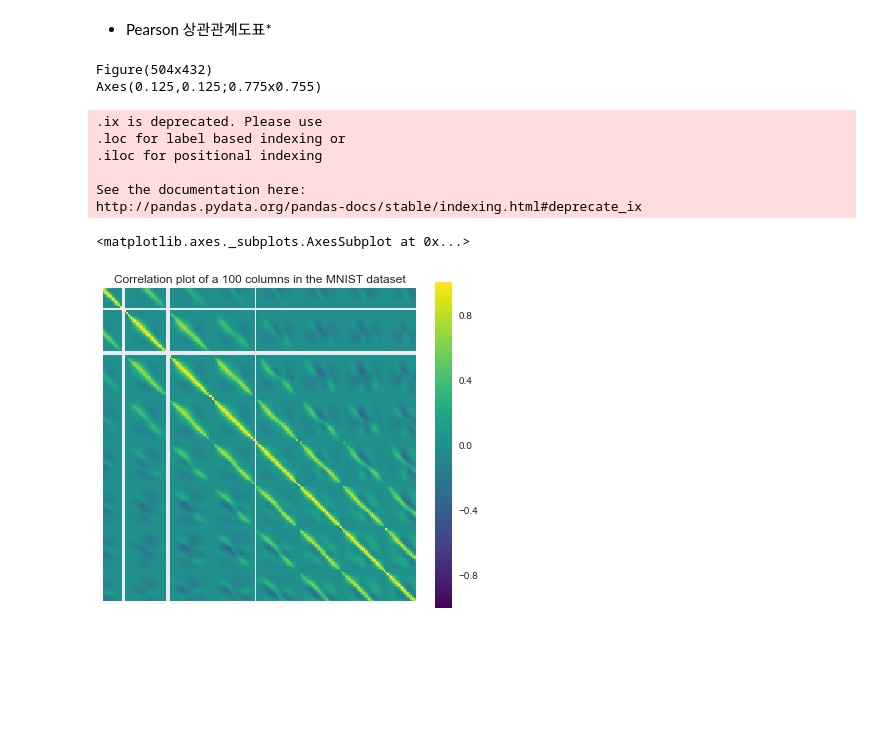
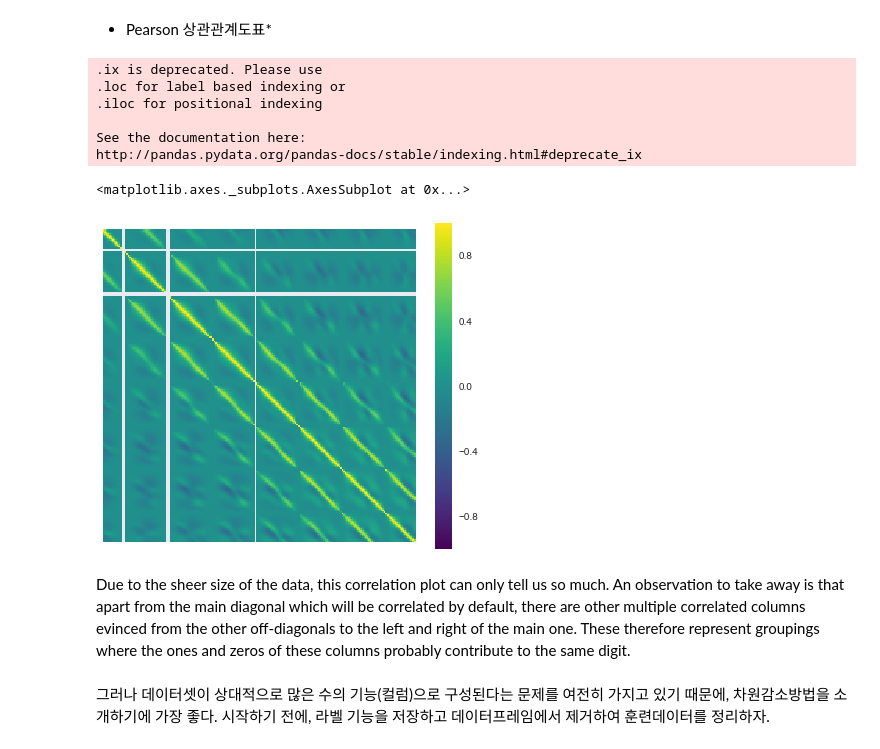
Before and after one commit to aimmvp/kaggleMaster, a Jupyter notebook: Digit Recognizer Kernel.ipynb, the cells around one changed output. Drawn from its saved outputs; the diff is of its cells as text; code cells hidden in the pictures; blank space fills up the shorter version.

```diff
--- a/Digit Recognizer Kernel.ipynb
+++ b/Digit Recognizer Kernel.ipynb
@@ -57,19 +57,24 @@ MNIST 집합은 42000 행과 785 열로 구성된다. 28*28 픽섹의 숫자 이
 # %%
 # Set up the matplotlib figure
 f, ax = plt.subplots(figsize=(7, 6))
-print(f)   # Figure(504x432)
-print(ax)  # Axes(0.125,0.125;0.775x0.755)
-plt.title('Correlation plot of a 100 columns in the MNIST dataset')
+#print(f)   # Figure(504x432)
+#print(ax)  # Axes(0.125,0.125;0.775x0.755)
+#plt.title('Correlation plot of a 100 columns in the MNIST dataset')
 # Draw the heatmap using seaborn
+# train.ix[:, 100:300].astype(float)   # pixel 99 ~ 298의 값을 실수로 추출
+# Plot rectangular data as a color-encoded matrix.
+# xticklabels=False, yticklabels= False 컬럼이름 표시 안하기
 sns.heatmap(train.ix[:,100:300].astype(float).corr(),linewidths=0, square=True, cmap="viridis", xticklabels=False, yticklabels= False, annot=True)
 # %% [output]
-Figure(504x432)
-Axes(0.125,0.125;0.775x0.755)
+.ix is deprecated. Please use
+.loc for label based indexing or
+.iloc for positional indexing
+
+See the documentation here:
+http://pandas.pydata.org/pandas-docs/stable/indexing.html#deprecate_ix
-.ix is deprecated. Please use
-.loc for label based indexing or
-.iloc for positional indexing
-
-See the documentation here:
-http://pandas.pydata.org/pandas-docs/stable/indexing.html#deprecate_ix
+<matplotlib.axes._subplots.AxesSubplot at 0x...>
-<matplotlib.axes._subplots.AxesSubplot at 0x...>
-[figure, old version]
+[figure, new version]
+# %% [markdown]
+Due to the sheer size of the data, this correlation plot can only tell us so much. An observation to take away is that apart from the main diagonal which will be correlated by default, there are other multiple correlated columns evinced from the other off-diagonals to the left and right of the main one. These therefore represent groupings where the ones and zeros of these columns probably contribute to the same digit.
+# %% [markdown]
+그러나 데이터셋이 상대적으로 많은 수의 기능(컬럼)으로 구성된다는 문제를 여전히 가지고 있기 때문에, 차원감소방법을 소개하기에 가장 좋다. 시작하기 전에, 라벨 기능을 저장하고 데이터프레임에서 제거하여 훈련데이터를 정리하자.
```
Also changed, not shown: parts of 5 cells of this notebook.
